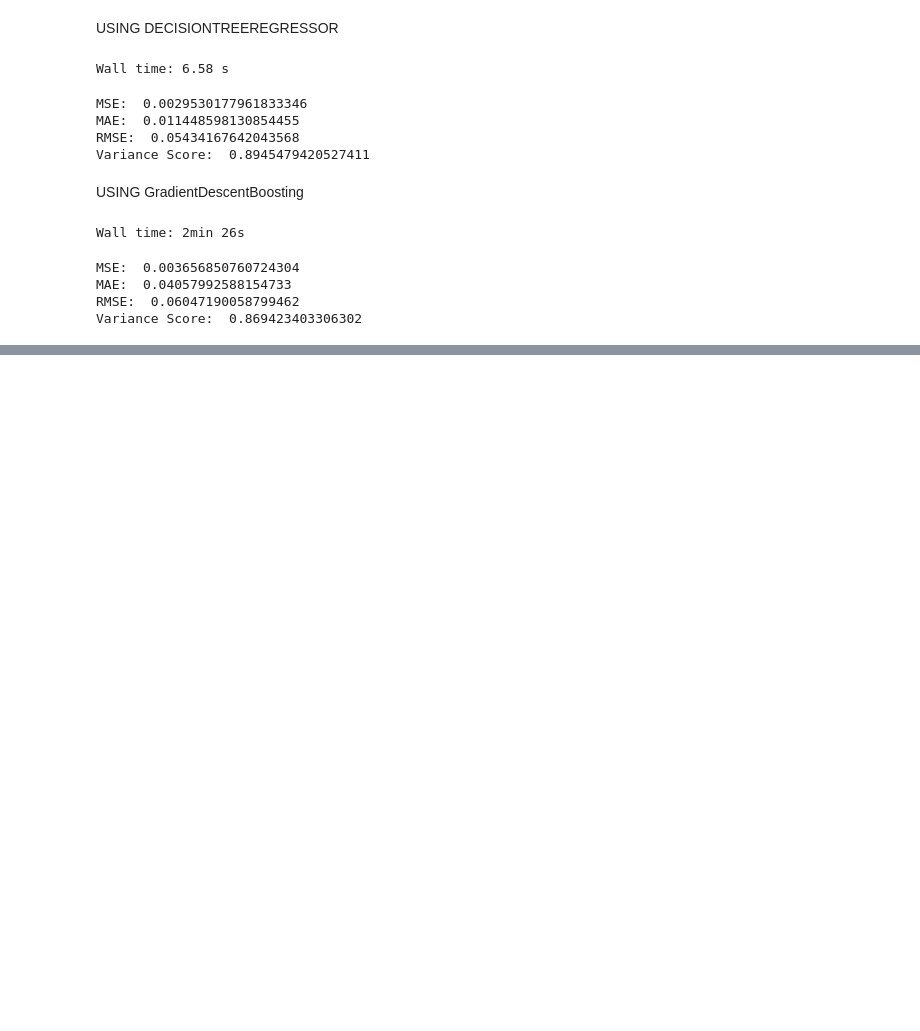
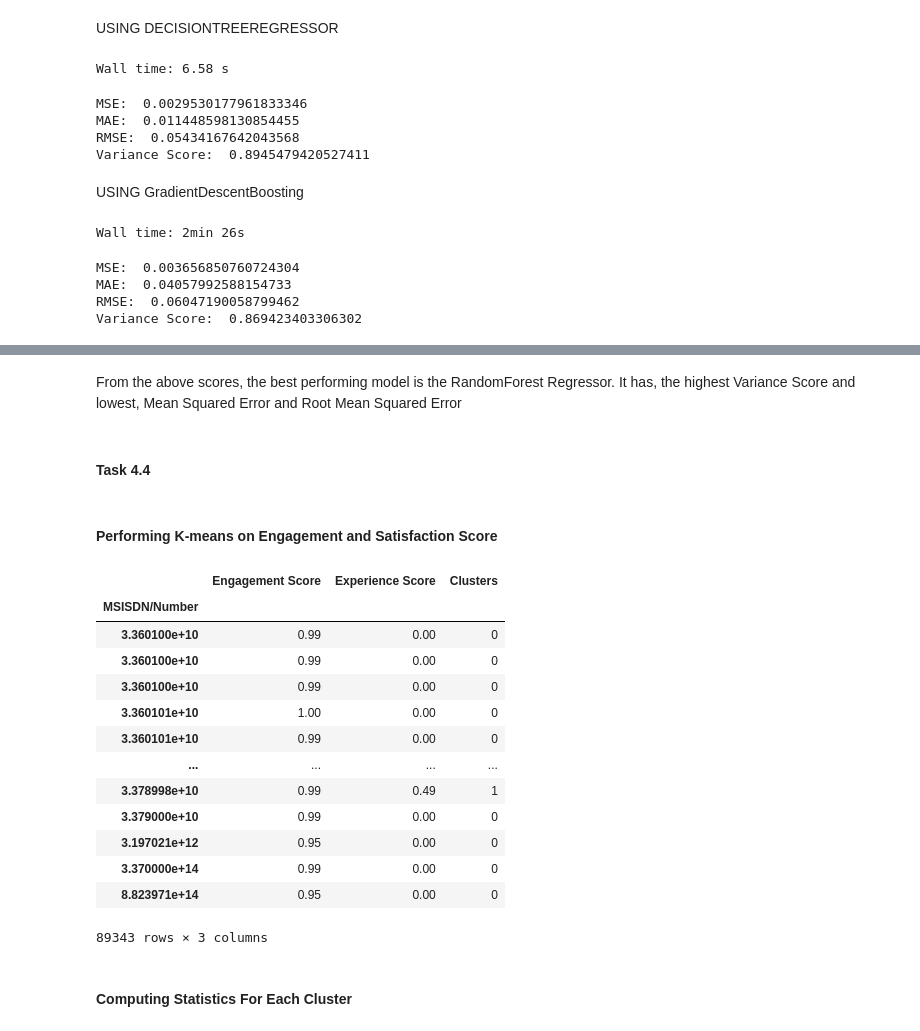
Before and after one commit to KutashiMA/Telecom_User_Analytics, a Jupyter notebook: User_Analytics.ipynb, the cells around one changed output, grey strips where cells are left out. Saved outputs shown, nothing was run; the diff lists cells and outputs as text; code cells hidden in the pictures; blank space fills up the shorter version.

Commit message:
completed task 4.4

```diff
--- a/User_Analytics.ipynb
+++ b/User_Analytics.ipynb
@@ -2066,0 +2063,40 @@ From the above scores, the best performing model is the RandomForest Regressor.
+# %% [markdown]
+From the above scores, the best performing model is the RandomForest Regressor. It has, the highest Variance Score and lowest, Mean Squared Error and Root Mean Squared Error
+# %% [markdown]
+#### Task 4.4
+# %% [markdown]
+#### Performing K-means on Engagement and Satisfaction Score
+# %%
+# setting engagement and satisfaction score
+data = final_df[['Engagement Score', 'Experience Score']]
+
+# normalize the exponential data with boxcox
+normalized_data = norm.fit_transform(data)
+# %%
+# Fitting  K-Means to the dataset and predicting the clusters
+kmeans = KMeans(n_clusters = 2, init = 'k-means++', random_state = 42)
+#The predicted cluster centers are stored in y_kmeans
+y_kmeans = kmeans.fit_predict(normalized_data)
+# %%
+#Adding the predicted clusters
+data.loc[:, 'Clusters'] = y_kmeans
+
+#Now, different observations has been assigned to different cluster centers (centroids)
+data
+# %% [output]
+|  | Engagement Score | Experience Score | Clusters |
+| MSISDN/Number |  |  |  |
+| 3.360100e+10 | 0.99 | 0.00 | 0 |
+| 3.360100e+10 | 0.99 | 0.00 | 0 |
+| 3.360100e+10 | 0.99 | 0.00 | 0 |
+| 3.360101e+10 | 1.00 | 0.00 | 0 |
+| 3.360101e+10 | 0.99 | 0.00 | 0 |
+| ... | ... | ... | ... |
+| 3.378998e+10 | 0.99 | 0.49 | 1 |
+| 3.379000e+10 | 0.99 | 0.00 | 0 |
+| 3.197021e+12 | 0.95 | 0.00 | 0 |
+| 3.370000e+14 | 0.99 | 0.00 | 0 |
+| 8.823971e+14 | 0.95 | 0.00 | 0 |
+89343 rows × 3 columns
+# %% [markdown]
+#### Computing Statistics For Each Cluster
```
Also changed, not shown: parts of 5 cells of this notebook.
